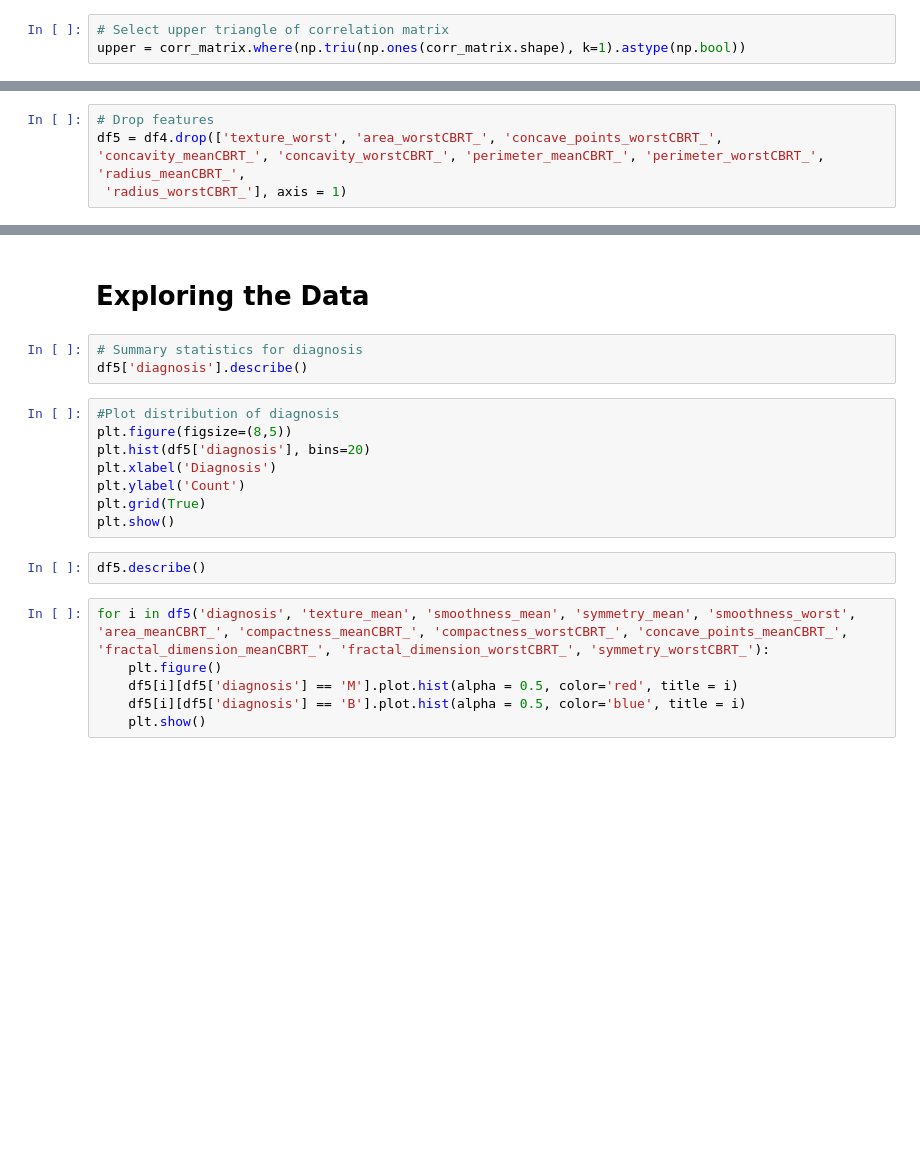
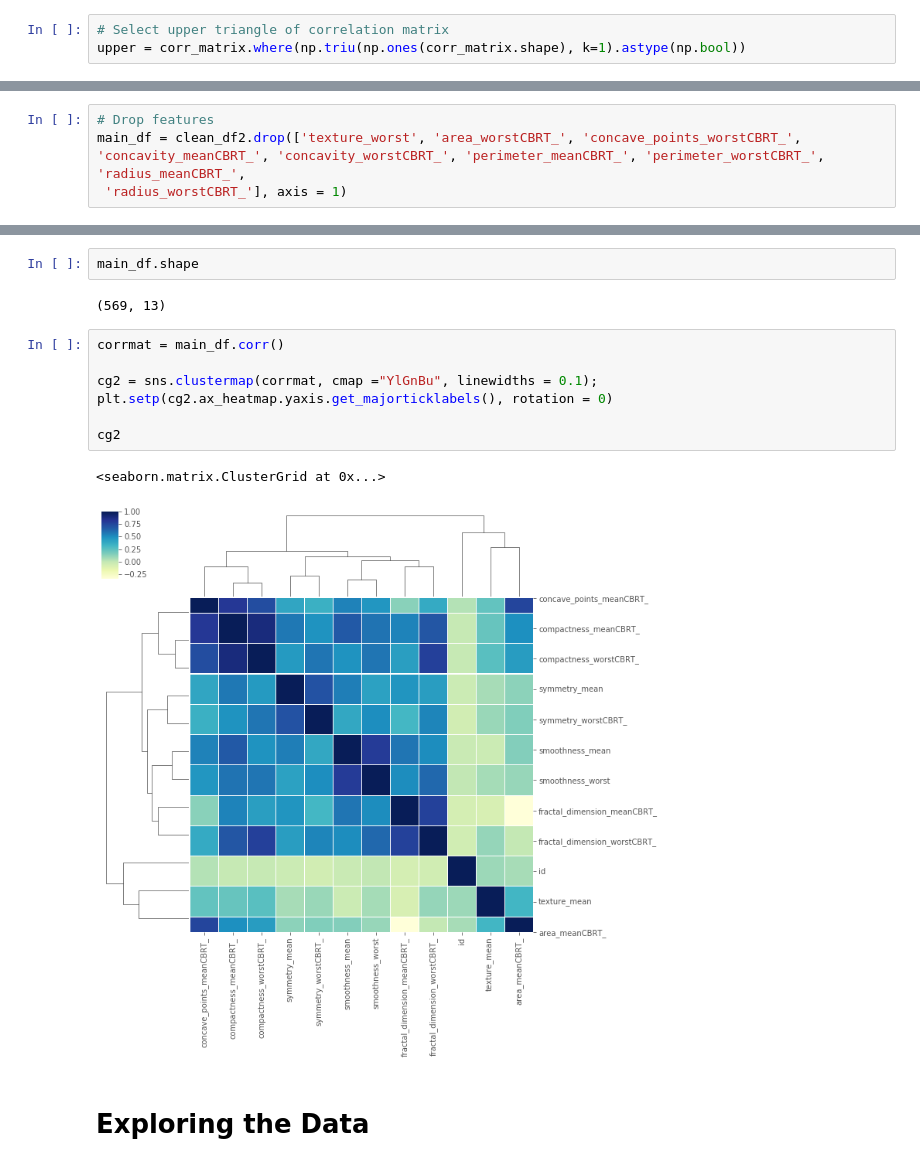
Before and after one commit to laurasuchomska/Breast-Cancer-Project, a Jupyter notebook: Breast_Cancer_workbook.ipynb, the cells around one changed output, grey strips where cells are left out. Cells and saved outputs as stored; diff of their text form; blank space fills up the shorter version.

Commit message:
full statistical analysis of project

```diff
--- a/Breast_Cancer_workbook.ipynb
+++ b/Breast_Cancer_workbook.ipynb
@@ -368,5 +394,5 @@ to_drop
 # %%
 # Drop features
-df5 = df4.drop(['texture_worst', 'area_worstCBRT_', 'concave_points_worstCBRT_', 'concavity_meanCBRT_', 'concavity_worstCBRT_', 'perimeter_meanCBRT_', 'perimeter_worstCBRT_', 'radius_meanCBRT_',
+main_df = clean_df2.drop(['texture_worst', 'area_worstCBRT_', 'concave_points_worstCBRT_', 'concavity_meanCBRT_', 'concavity_worstCBRT_', 'perimeter_meanCBRT_', 'perimeter_worstCBRT_', 'radius_meanCBRT_',
  'radius_worstCBRT_'], axis = 1)
 # %%
@@ -374,21 +419,16 @@ df5.info()
+# %%
+main_df.shape
+# %% [output]
+(569, 13)
+# %%
+corrmat = main_df.corr()
+
+cg2 = sns.clustermap(corrmat, cmap ="YlGnBu", linewidths = 0.1);
+plt.setp(cg2.ax_heatmap.yaxis.get_majorticklabels(), rotation = 0)
+
+cg2
+# %% [output]
+<seaborn.matrix.ClusterGrid at 0x...>
+[figure, added]
 # %% [markdown]
 # Exploring the Data
-# %%
-# Summary statistics for diagnosis
-df5['diagnosis'].describe()
-# %%
-#Plot distribution of diagnosis
-plt.figure(figsize=(8,5))
-plt.hist(df5['diagnosis'], bins=20)
-plt.xlabel('Diagnosis')
-plt.ylabel('Count')
-plt.grid(True)
-plt.show()
-# %%
-df5.describe()
-# %%
-for i in df5('diagnosis', 'texture_mean', 'smoothness_mean', 'symmetry_mean', 'smoothness_worst', 'area_meanCBRT_', 'compactness_meanCBRT_', 'compactness_worstCBRT_', 'concave_points_meanCBRT_', 'fractal_dimension_meanCBRT_', 'fractal_dimension_worstCBRT_', 'symmetry_worstCBRT_'):
-    plt.figure()
-    df5[i][df5['diagnosis'] == 'M'].plot.hist(alpha = 0.5, color='red', title = i)
-    df5[i][df5['diagnosis'] == 'B'].plot.hist(alpha = 0.5, color='blue', title = i)
-    plt.show()
```
Also changed, not shown: parts of 51 cells of this notebook.
